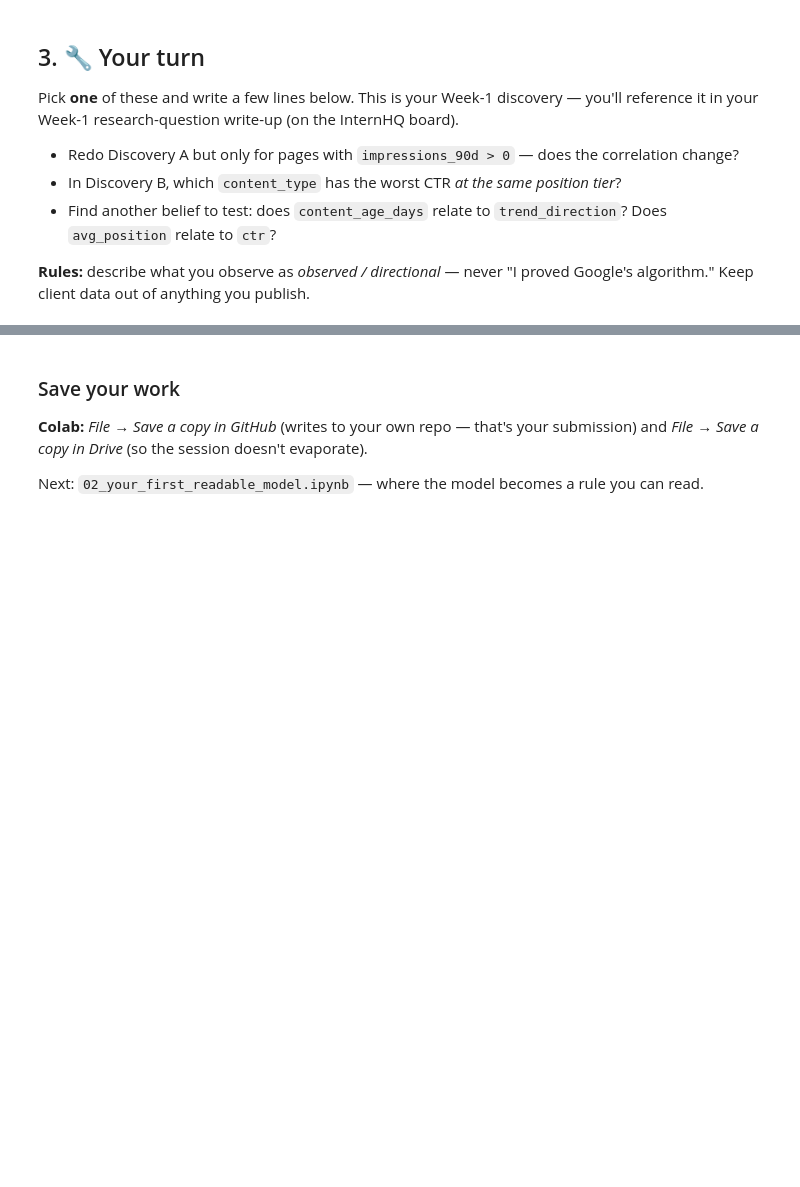
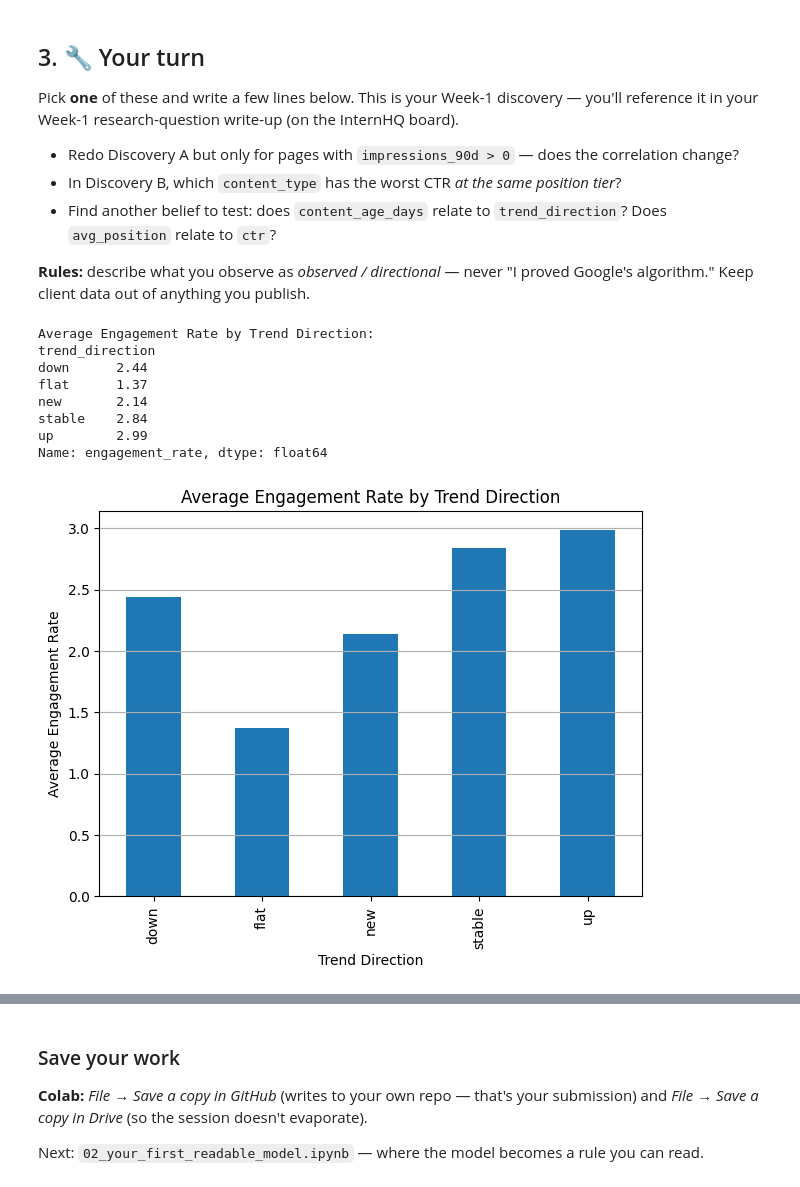
Before and after one commit to yaswantsaiadapa/flyrank-ml-internship, a Jupyter notebook: notebooks/01_first_look_and_discovery.ipynb, the cells around one changed output, grey strips where cells are left out. Saved outputs shown, nothing was run; the diff lists cells and outputs as text; code cells hidden in the pictures; blank space fills up the shorter version.

Commit message:
Week 1: Completed Notebook 01 - First Look and Discovery

```diff
--- a/notebooks/01_first_look_and_discovery.ipynb
+++ b/notebooks/01_first_look_and_discovery.ipynb
@@ -99,0 +154,33 @@ Pick **one** of these and write a few lines below. This is your Week-1 discovery
+# %%
+# Your discovery here
+
+
+import matplotlib.pyplot as plt
+
+# Compare average engagement rate across trend directions
+engagement = (
+    df.groupby("trend_direction")["engagement_rate"]
+      .mean()
+      .sort_index()
+)
+
+print("Average Engagement Rate by Trend Direction:")
+print(engagement.round(2))
+
+# Plot
+engagement.plot(kind="bar", figsize=(7,5))
+plt.title("Average Engagement Rate by Trend Direction")
+plt.xlabel("Trend Direction")
+plt.ylabel("Average Engagement Rate")
+plt.grid(axis="y")
+plt.show()
+# %% [output]
+Average Engagement Rate by Trend Direction:
+trend_direction
+down      2.44
+flat      1.37
+new       2.14
+stable    2.84
+up        2.99
+Name: engagement_rate, dtype: float64
+[figure, added]
```
Also changed, not shown: parts of 10 cells of this notebook.
